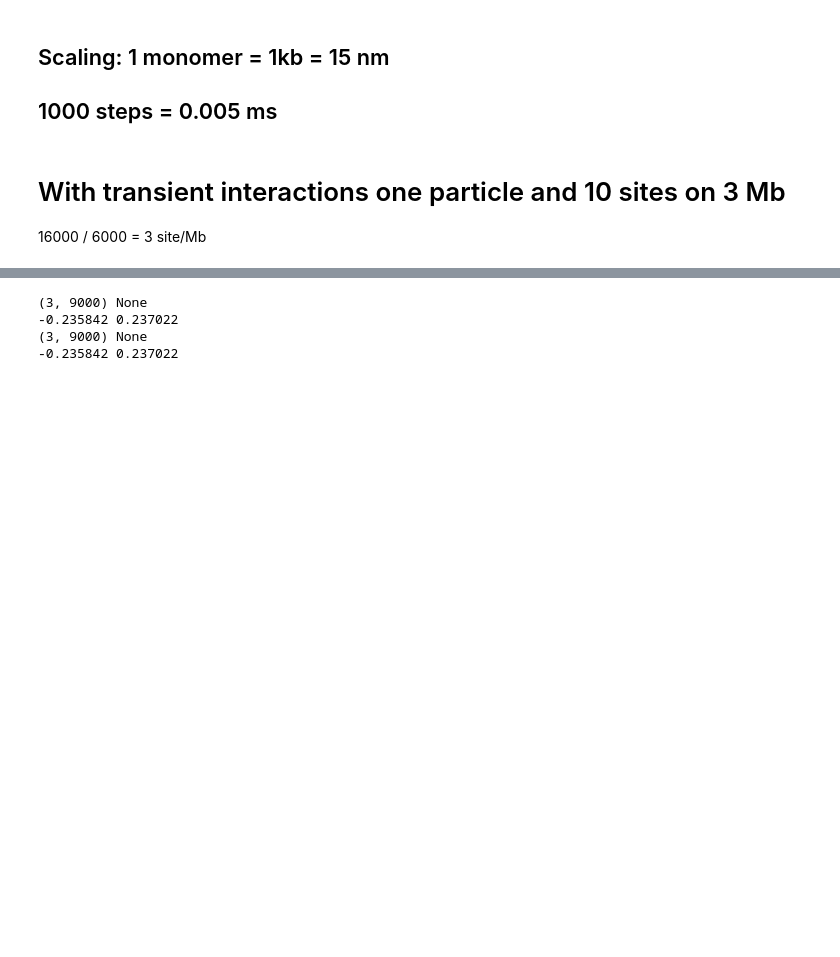
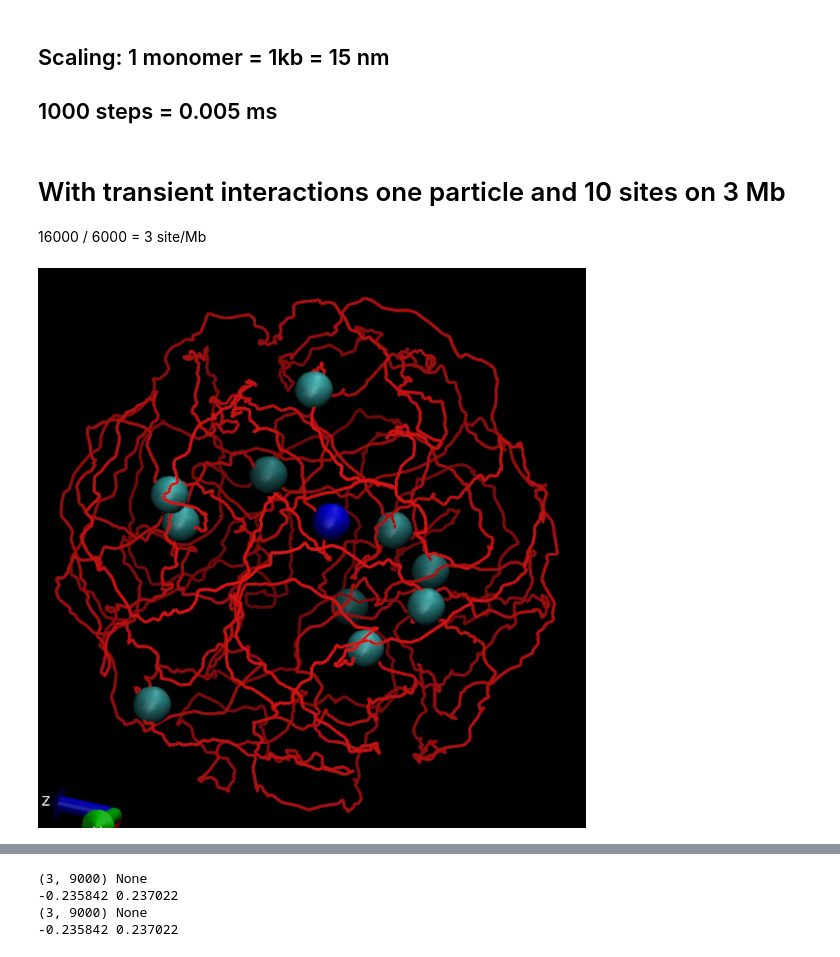
Before and after one commit to jeammimi/replication_yeast, a Jupyter notebook: notebooks/Transcription/0.1-calibration.ipynb, the cells around one changed output, grey strips where cells are left out. Saved outputs shown, nothing was run; the diff lists cells and outputs as text; code cells hidden in the pictures; blank space fills up the shorter version.

```diff
--- a/notebooks/Transcription/0.1-calibration.ipynb
+++ b/notebooks/Transcription/0.1-calibration.ipynb
@@ -248,3 +248,8 @@ ylabel("Frequency")
 # %% [markdown]
 # With transient interactions one particle and 10 sites on 3 Mb
 16000 / 6000 = 3 site/Mb
+# %%
+from IPython.display import Image
+Image(filename='curve.png')
+# %% [output]
+[figure, added]
```
Also changed, not shown: parts of 1 cell of this notebook.
